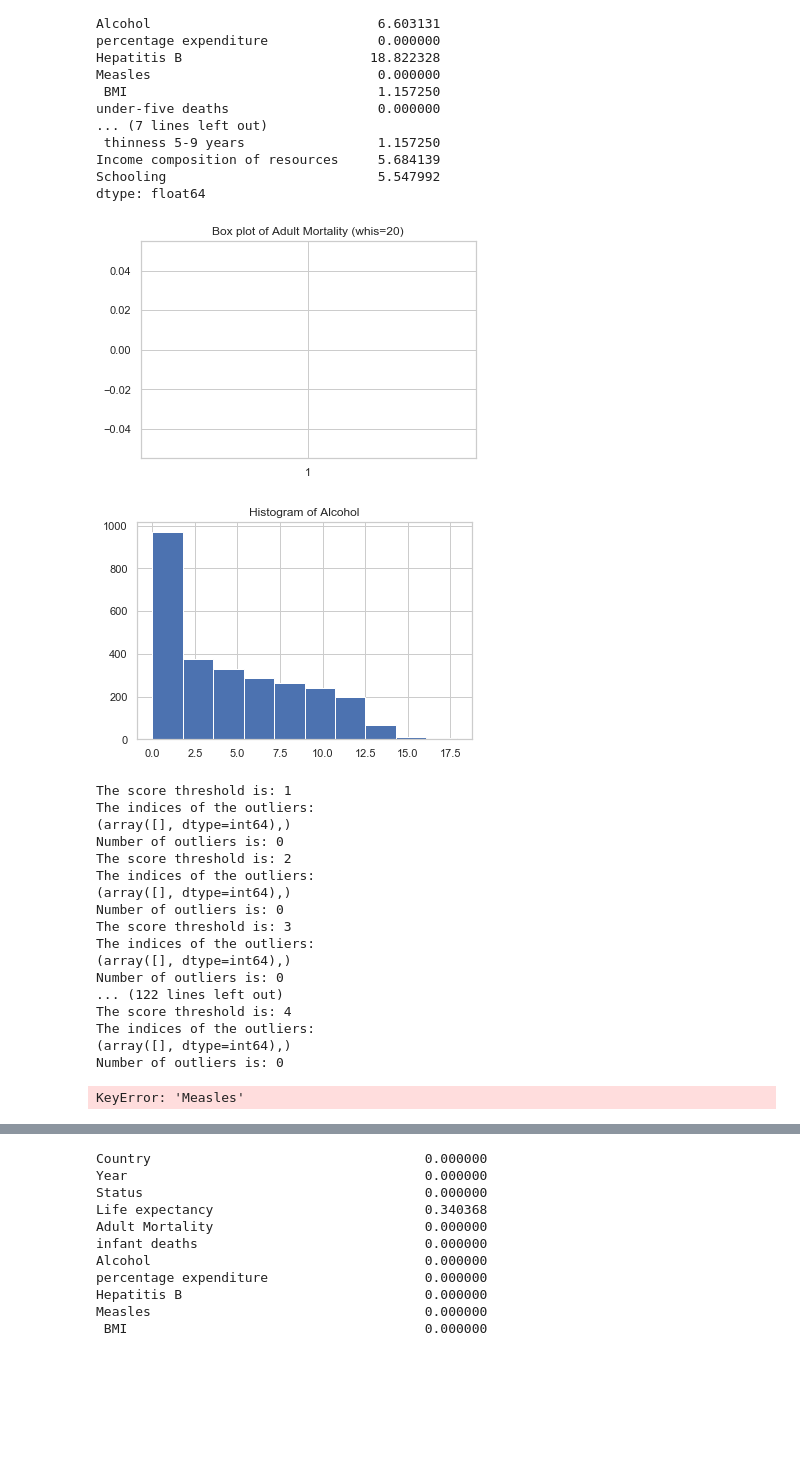
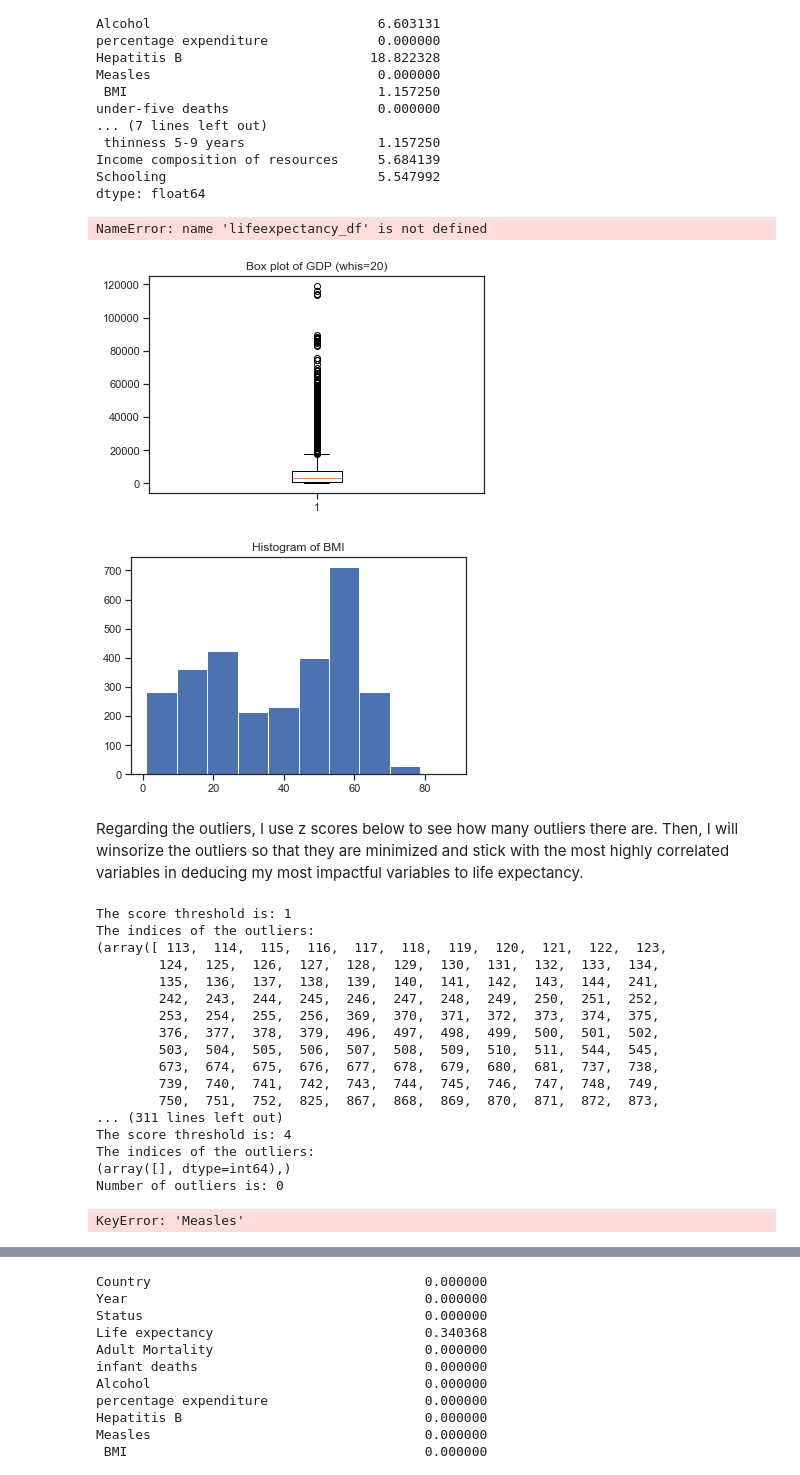
Before and after one commit to irenebratsis/Thinkful, a Jupyter notebook: 17.10 Challenge .ipynb, the cells around one changed output, grey strips where cells are left out. Drawn from its saved outputs; the diff is of its cells as text; code cells hidden in the pictures; blank space fills up the shorter version.

```diff
--- a/17.10 Challenge .ipynb
+++ b/17.10 Challenge .ipynb
@@ -110,16 +121,24 @@ dtype: float64
+# %%
+lifeexpectancy_df["Adult Mortality", "infant deaths", " BMI ", "Polio", "Total expenditure", "GDP", "Population", "Income composition of resources", "Schooling"].fillna(lifeexpectancy_df["Adult Mortality", "infant deaths", " BMI ", "Polio", "Total expenditure", "GDP", "Population", "Income composition of resources", "Schooling"].mean(), inplace=True)
+# %% [output]
+NameError: name 'lifeexpectancy_df' is not defined
 # %%
-plt.boxplot(lifeexpectancy_df["Adult Mortality"])
-plt.title("Box plot of Adult Mortality (whis=20)")
+plt.boxplot(lifeexpectancy_df())
+plt.title("Box plot of GDP (whis=20)")
 plt.show()
 # %% [output]
-[figure, old version]
+[figure, new version]
 # %%
-plt.hist(lifeexpectancy_df["Alcohol"])
-plt.title("Histogram of Alcohol")
+plt.hist(lifeexpectancy_df[" BMI "])
+plt.title("Histogram of BMI")
 plt.show()
 # %% [output]
-[figure, old version]
+[figure, new version]
+# %% [markdown]
+Regarding the outliers, I use z scores below to see how many outliers there are. Then, I will winsorize the outliers so that they are minimized and stick with the most highly correlated variables in deducing my most impactful variables to life expectancy.
 # %%
+
+
 from scipy.stats import zscore
 import numpy as np
 
@@ -210,17 +229,17 @@ for threshold in range(1,5):
 # %% [output]
 The score threshold is: 1
 The indices of the outliers:
-(array([], dtype=int64),)
-Number of outliers is: 0
-The score threshold is: 2
-The indices of the outliers:
-(array([], dtype=int64),)
-Number of outliers is: 0
-The score threshold is: 3
-The indices of the outliers:
-(array([], dtype=int64),)
-Number of outliers is: 0
-... (122 lines left out)
+(array([ 113,  114,  115,  116,  117,  118,  119,  120,  121,  122,  123,
+        124,  125,  126,  127,  128,  129,  130,  131,  132,  133,  134,
+        135,  136,  137,  138,  139,  140,  141,  142,  143,  144,  241,
+        242,  243,  244,  245,  246,  247,  248,  249,  250,  251,  252,
+        253,  254,  255,  256,  369,  370,  371,  372,  373,  374,  375,
+        376,  377,  378,  379,  496,  497,  498,  499,  500,  501,  502,
+        503,  504,  505,  506,  507,  508,  509,  510,  511,  544,  545,
+        673,  674,  675,  676,  677,  678,  679,  680,  681,  737,  738,
+        739,  740,  741,  742,  743,  744,  745,  746,  747,  748,  749,
+        750,  751,  752,  825,  867,  868,  869,  870,  871,  872,  873,
+... (311 lines left out)
 The score threshold is: 4
 The indices of the outliers:
 (array([], dtype=int64),)
```
Also changed, not shown: parts of 19 cells of this notebook.
